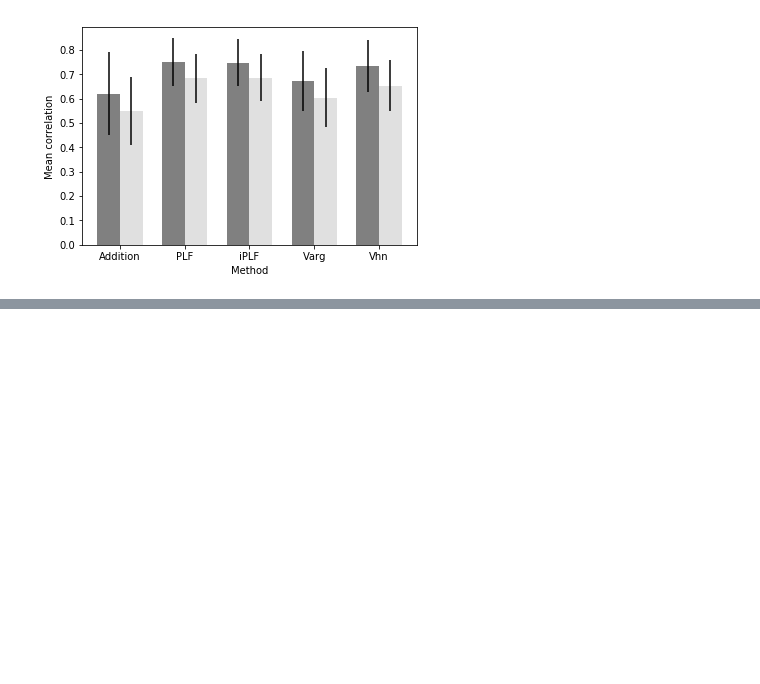
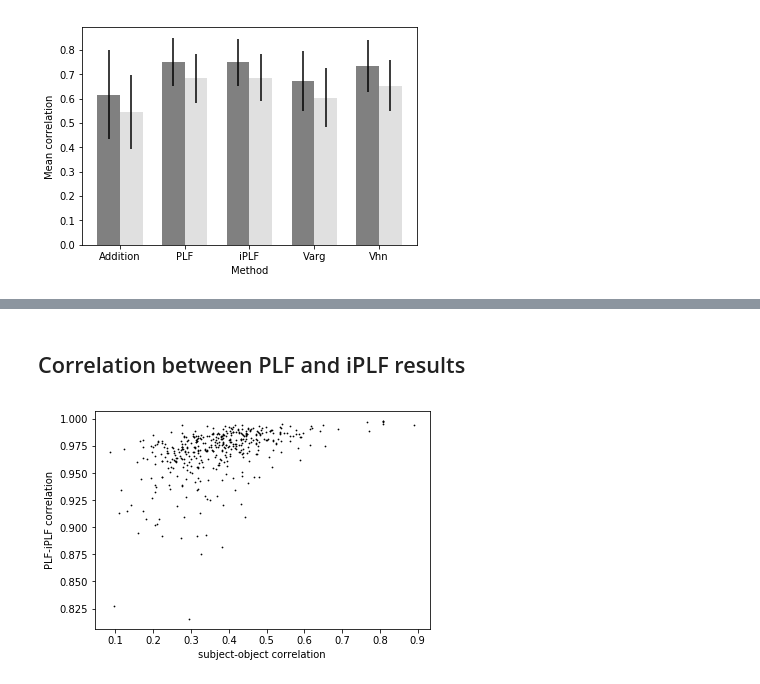
Before and after one commit to lukavdplas/dutch-verb-matrices, a Jupyter notebook: compare-phrases.ipynb, the cells around one changed output, grey strips where cells are left out. Saved outputs shown, nothing was run; the diff lists cells and outputs as text; code cells hidden in the pictures; blank space fills up the shorter version.

```diff
--- a/compare-phrases.ipynb
+++ b/compare-phrases.ipynb
@@ -225,7 +244,8 @@ print(diffterms_median)
 # %%
 #proper loop through all methods
+
 datadict = dict()
-methods = ['vector addition', 'full matrix', 'full matrix wrong structure', 'V-arg matrix', 'V-head matrix']
+methods = ['vector addition', 'PLF', 'iPLF', 'V-arg matrix', 'V-head matrix']
 
 for method in methods:
     vectors = list()
@@ -237,7 +257,6 @@ for method in methods:
                 indices.append(sent)
                 composer = PhraseComposer(sent)
                 vectors.append(composer.Compose(method))
-
     datadict[method] = {'vectors': vectors, 'indices': indices}
 
 results = dict()
@@ -406,0 +421,38 @@ V-arg matrix, vector addition
+# %% [markdown]
+## Correlation between PLF and iPLF results
+# %%
+# get data
+
+#get vectors
+
+data = {'O': list(), 'S': list(), 'PLF': list(), 'iPLF': list()}
+
+for sent in indices:
+    composer = PhraseComposer(sent)
+    if sent.relation == 'OBJ':
+        data['O'].append(composer.head_v)
+        data['S'].append(composer.arg_v)
+    if sent.relation == 'SBJ':
+        data['S'].append(composer.head_v)
+        data['O'].append(composer.arg_v)
+    data['PLF'].append(composer.Compose('PLF'))
+    data['iPLF'].append(composer.Compose('iPLF'))
+
+#compute correlations
+
+cors_so = list()
+cors_comp = list()
+
+for i in range(len(data['O'])):
+    cor_so = stats.pearsonr(data['O'][i], data['S'][i])
+    cors_so.append(cor_so[0])
+    cor_comp = stats.pearsonr(data['PLF'][i], data['iPLF'][i])
+    cors_comp.append(cor_comp[0])
+# %%
+plt.plot(cors_so, cors_comp, 'k.', markersize=1.5)
+plt.xlabel('subject-object correlation')
+plt.ylabel('PLF-iPLF correlation')
+
+plt.savefig(figpath+'/PLF_iPLF_correlation.svg', transparent=True)
+# %% [output]
+[figure, added]
```
Also changed, not shown: parts of 17 cells of this notebook.
